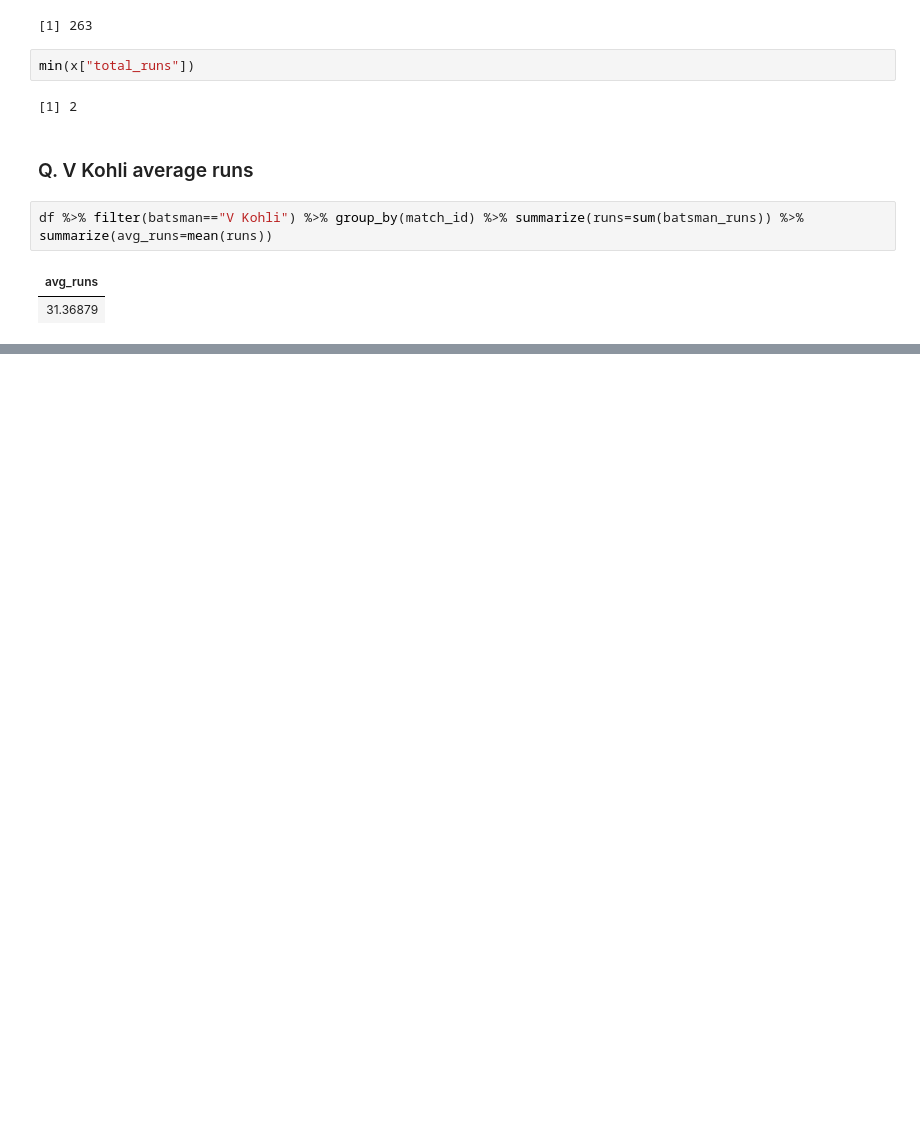
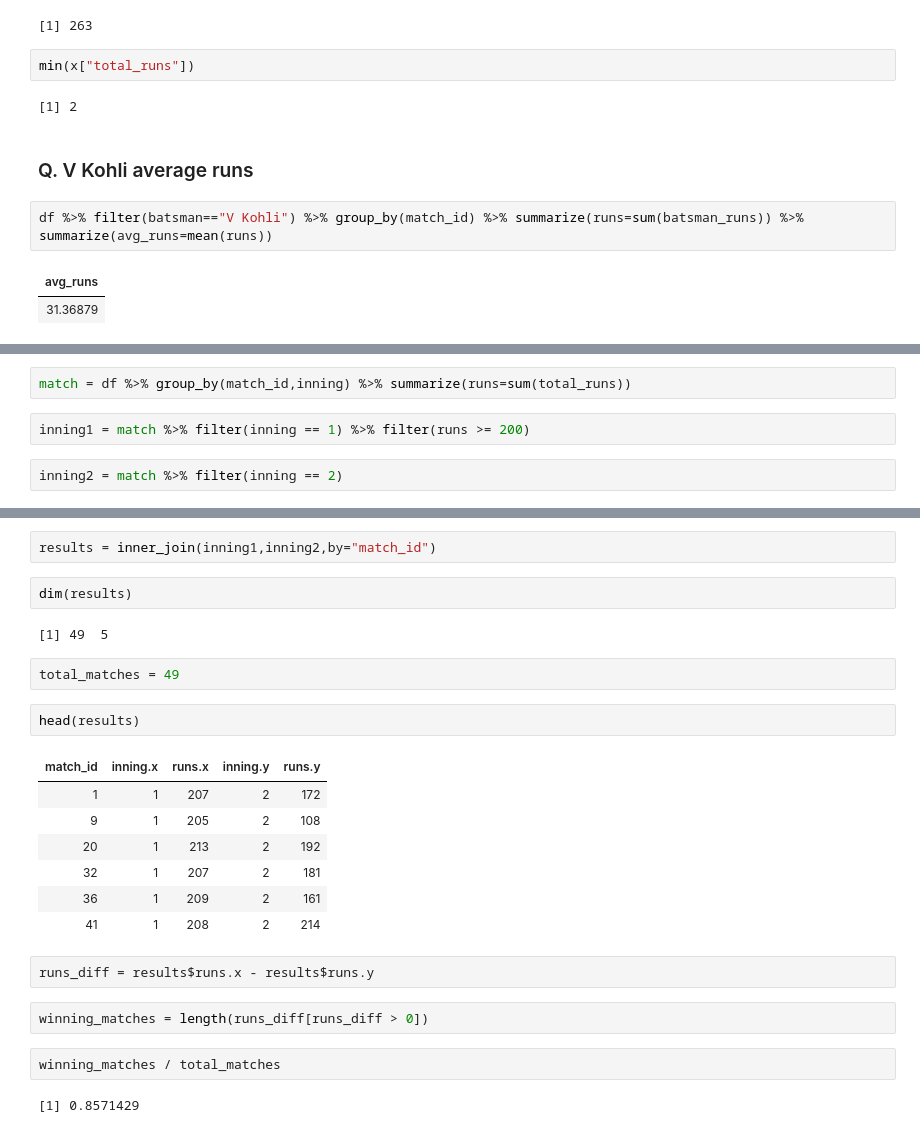
Before and after one commit to bhupendrabhoir/https-github.com-sukamal1928-R, a Jupyter notebook: Dplyr exercise.ipynb, the cells around one changed output, grey strips where cells are left out. Cells and saved outputs as stored; diff of their text form; blank space fills up the shorter version.

```diff
--- a/Dplyr exercise.ipynb
+++ b/Dplyr exercise.ipynb
@@ -113,0 +116,6 @@ df %>% filter(batsman=="V Kohli") %>% group_by(match_id) %>% summarize(runs=sum(
+# %%
+match = df %>% group_by(match_id,inning) %>% summarize(runs=sum(total_runs))
+# %%
+inning1 = match %>% filter(inning == 1) %>% filter(runs >= 200)
+# %%
+inning2 = match %>% filter(inning == 2)
@@ -113,0 +142,26 @@ df %>% filter(batsman=="V Kohli") %>% group_by(match_id) %>% summarize(runs=sum(
+# %%
+results = inner_join(inning1,inning2,by="match_id")
+# %%
+dim(results)
+# %% [output]
+[1] 49  5
+# %%
+total_matches = 49
+# %%
+head(results)
+# %% [output]
+| match_id | inning.x | runs.x | inning.y | runs.y |
+| 1 | 1 | 207 | 2 | 172 |
+| 9 | 1 | 205 | 2 | 108 |
+| 20 | 1 | 213 | 2 | 192 |
+| 32 | 1 | 207 | 2 | 181 |
+| 36 | 1 | 209 | 2 | 161 |
+| 41 | 1 | 208 | 2 | 214 |
+# %%
+runs_diff = results$runs.x - results$runs.y
+# %%
+winning_matches = length(runs_diff[runs_diff > 0])
+# %%
+winning_matches / total_matches
+# %% [output]
+[1] 0.8571429
```
Also changed, not shown: parts of 3 cells of this notebook, 10 other files.
